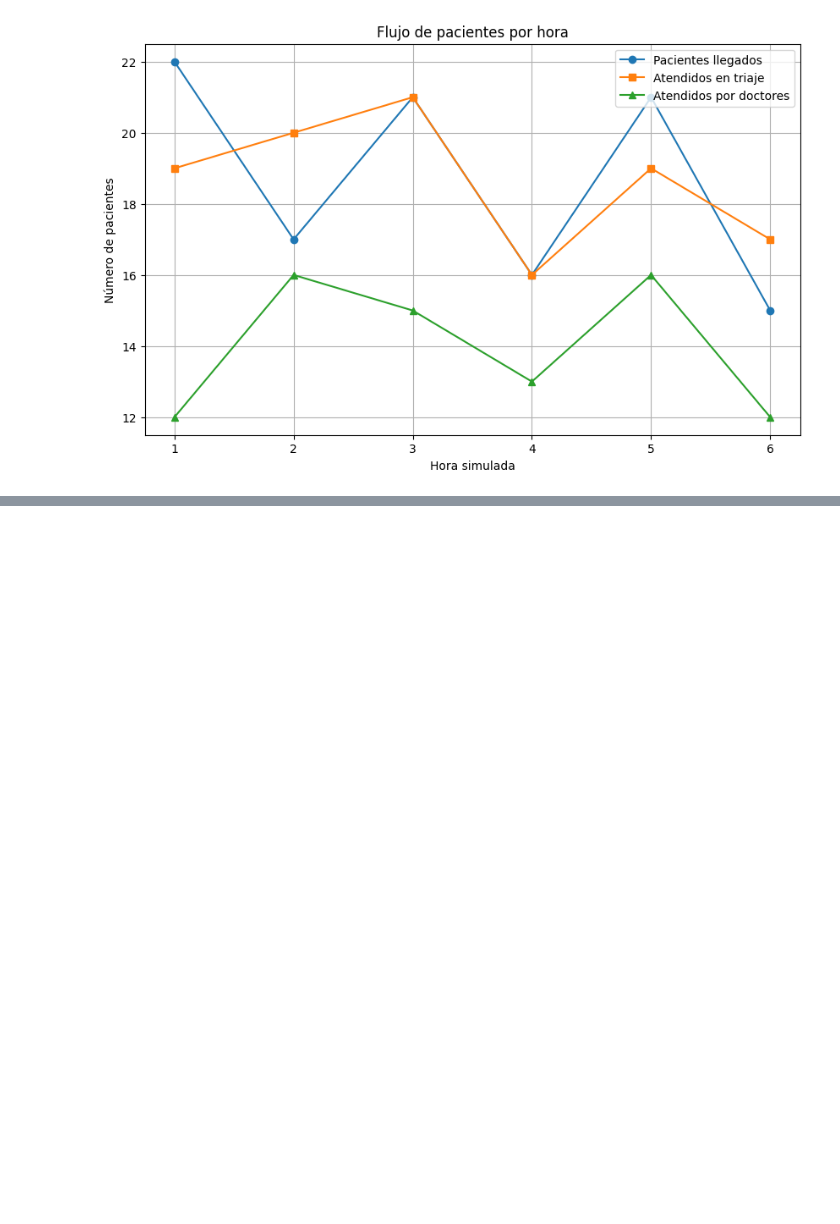
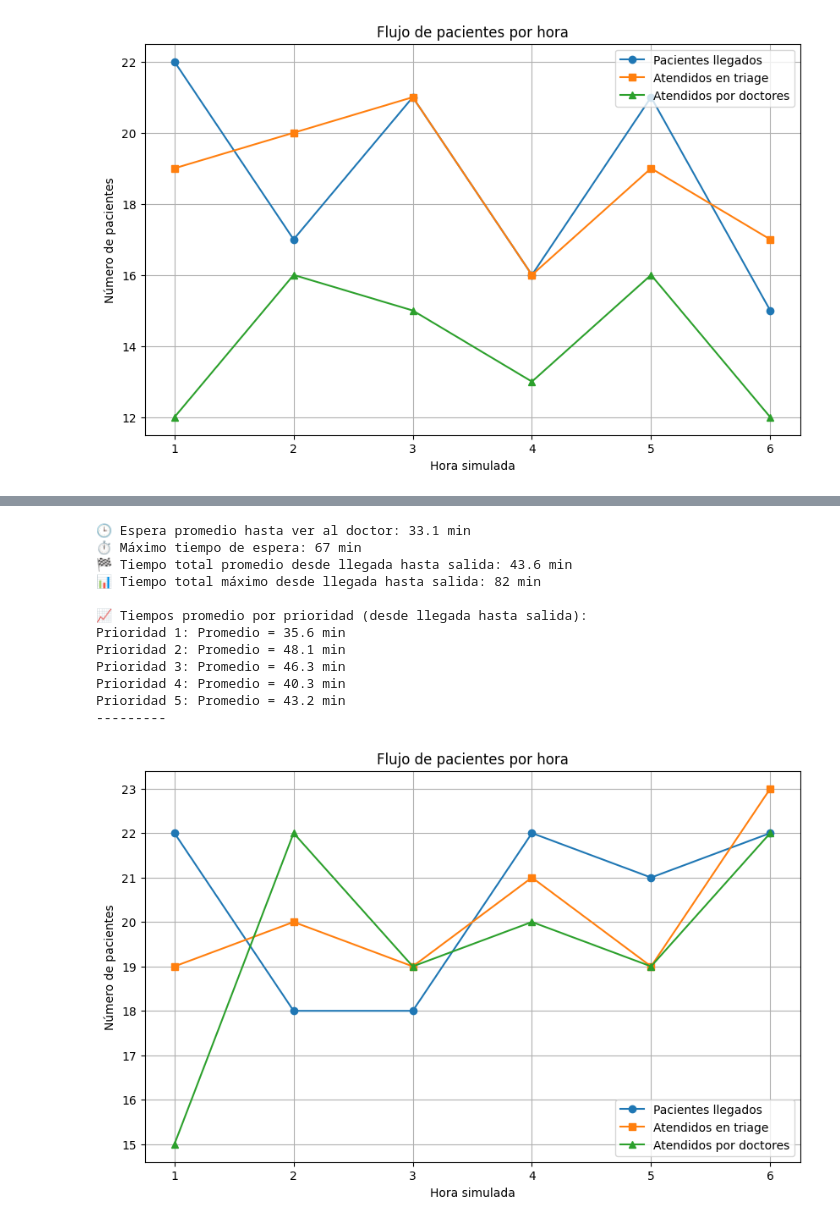
Before and after one commit to stefymojica/MACC, a Jupyter notebook: modelo_clinico.ipynb, the cells around one changed output, grey strips where cells are left out. Saved outputs shown, nothing was run; the diff lists cells and outputs as text; code cells hidden in the pictures; blank space fills up the shorter version.

```diff
--- a/modelo_clinico.ipynb
+++ b/modelo_clinico.ipynb
@@ -439,0 +481,6 @@ plt.show()
+# %%
+clinica = Clinica(n_doctores=6, n_triages=3,semilla=50)
+for _ in range(360):
+    clinica.step()
+    if clinica.tick % 180 == 0:
+        clinica.mostrar_estado()
@@ -439,0 +505,18 @@ plt.show()
+# %%
+clinica.resumen_tiempos()
+print("---------")
+clinica.graficar_metricas()
+# %% [output]
+🕒 Espera promedio hasta ver al doctor: 33.1 min
+⏱️ Máximo tiempo de espera: 67 min
+🏁 Tiempo total promedio desde llegada hasta salida: 43.6 min
+📊 Tiempo total máximo desde llegada hasta salida: 82 min
+
+📈 Tiempos promedio por prioridad (desde llegada hasta salida):
+Prioridad 1: Promedio = 35.6 min
+Prioridad 2: Promedio = 48.1 min
+Prioridad 3: Promedio = 46.3 min
+Prioridad 4: Promedio = 40.3 min
+Prioridad 5: Promedio = 43.2 min
+---------
+[figure, added]
```
Also changed, not shown: parts of 9 cells of this notebook.
